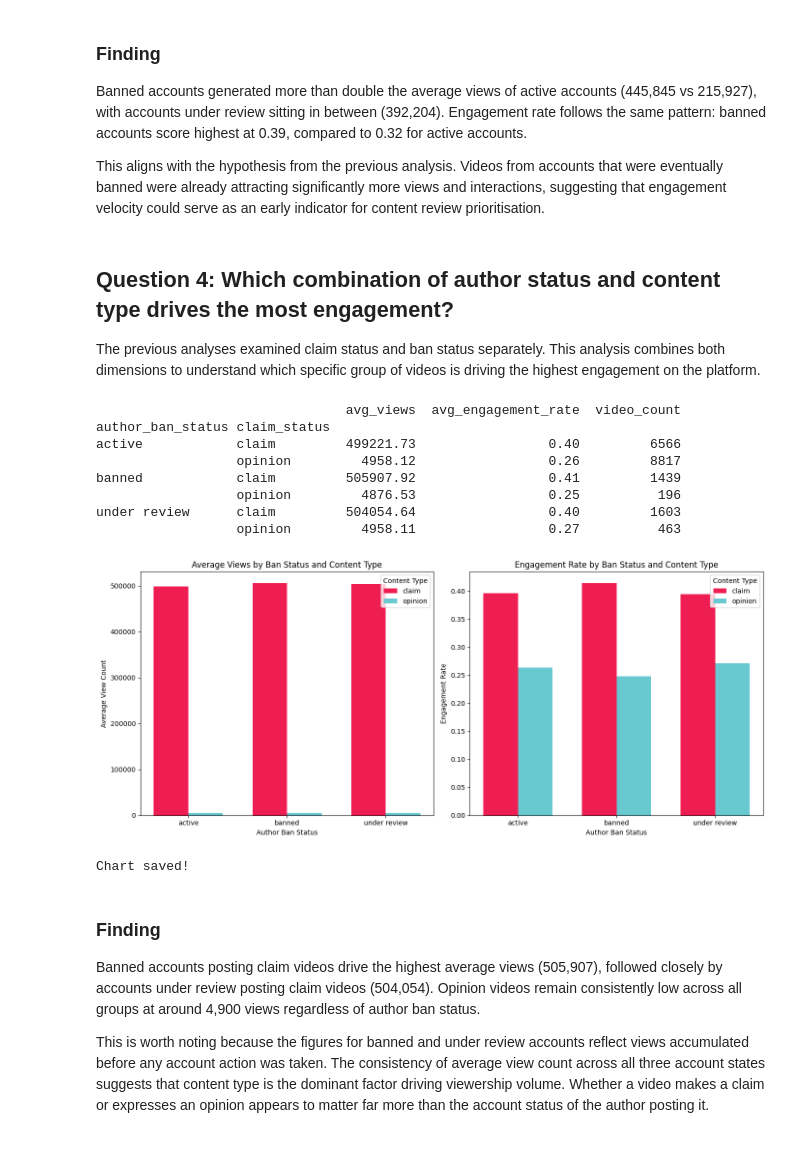
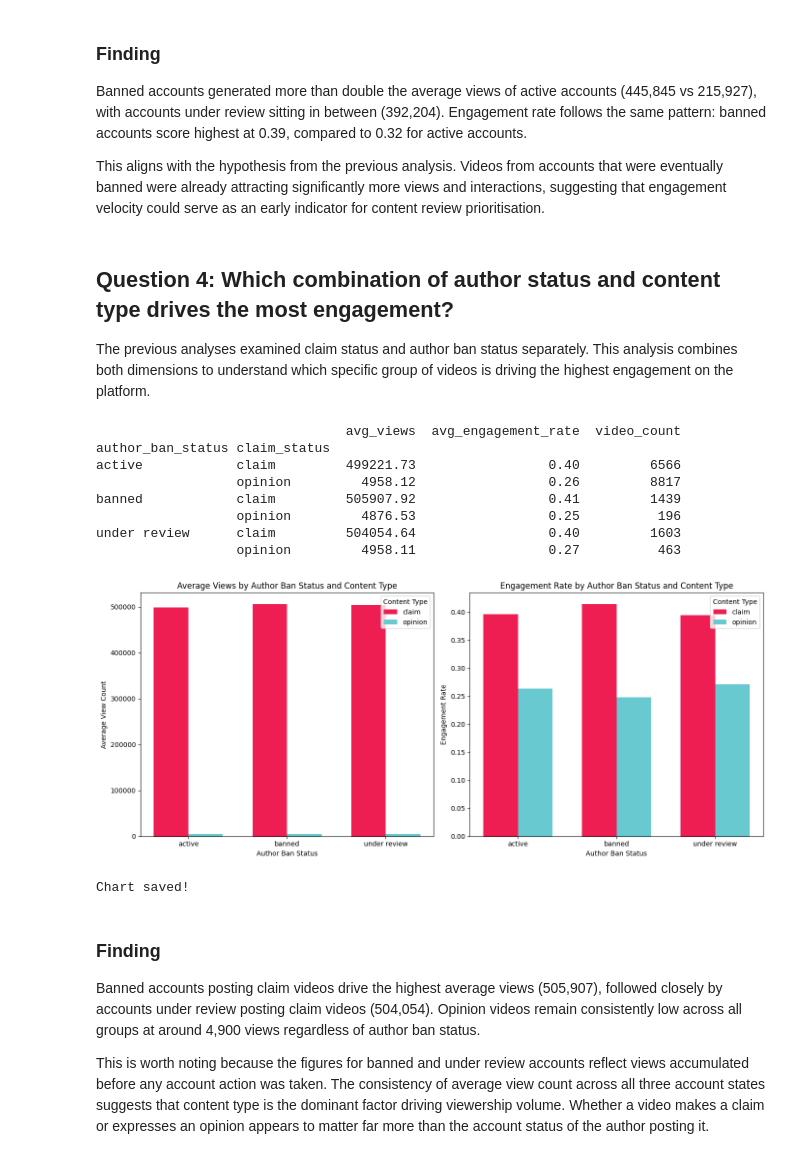
Before and after one commit to tkaixinn/tiktok-content-integrity-analysis, a Jupyter notebook: analysis.ipynb, the cells around one changed output. Drawn from its saved outputs; the diff is of its cells as text; code cells hidden in the pictures.

```diff
--- a/analysis.ipynb
+++ b/analysis.ipynb
@@ -283,7 +283,7 @@ for content review prioritisation.
 # %% [markdown]
 ## Question 4: Which combination of author status and content type drives the most engagement?
 
-The previous analyses examined claim status and ban status separately.
+The previous analyses examined claim status and author ban status separately.
 This analysis combines both dimensions to understand which specific group
 of videos is driving the highest engagement on the platform.
 # %%
@@ -328,39 +328,39 @@ for i, claim in enumerate(claim_types):
                 label=claim,
                 color='#EE1D52' if claim == 'claim' else '#69C9D0')
 
-axes[0].set_title('Average Views by Ban Status and Content Type')
+axes[0].set_title('Average Views by Author Ban Status and Content Type')
 axes[0].set_ylabel('Average View Count')
 axes[0].set_xlabel('Author Ban Status')
 axes[0].set_xticks(x + width / 2)
 axes[0].set_xticklabels(ban_statuses)
 axes[0].legend(title='Content Type')
 
 for i, claim in enumerate(claim_types):
     values = [
         df_clean[
             (df_clean['author_ban_status'] == ban) &
             (df_clean['claim_status'] == claim)
         ]['engagement_rate'].mean()
         for ban in ban_statuses
     ]
     axes[1].bar(x + i * width, values, width,
                 label=claim,
                 color='#EE1D52' if claim == 'claim' else '#69C9D0')
 
-axes[1].set_title('Engagement Rate by Ban Status and Content Type')
+axes[1].set_title('Engagement Rate by Author Ban Status and Content Type')
 axes[1].set_ylabel('Engagement Rate')
 axes[1].set_xlabel('Author Ban Status')
 axes[1].set_xticks(x + width / 2)
 axes[1].set_xticklabels(ban_statuses)
 axes[1].legend(title='Content Type')
 
 plt.tight_layout()
 plt.savefig('cross_analysis.png', dpi=150, bbox_inches='tight')
 plt.show()
 
 print("Chart saved!")
 # %% [output]
-[figure, old version]
+[figure, new version]
 Chart saved!
 # %% [markdown]
 ### Finding
```
Also changed, not shown: parts of 2 cells of this notebook, 1 other file.
